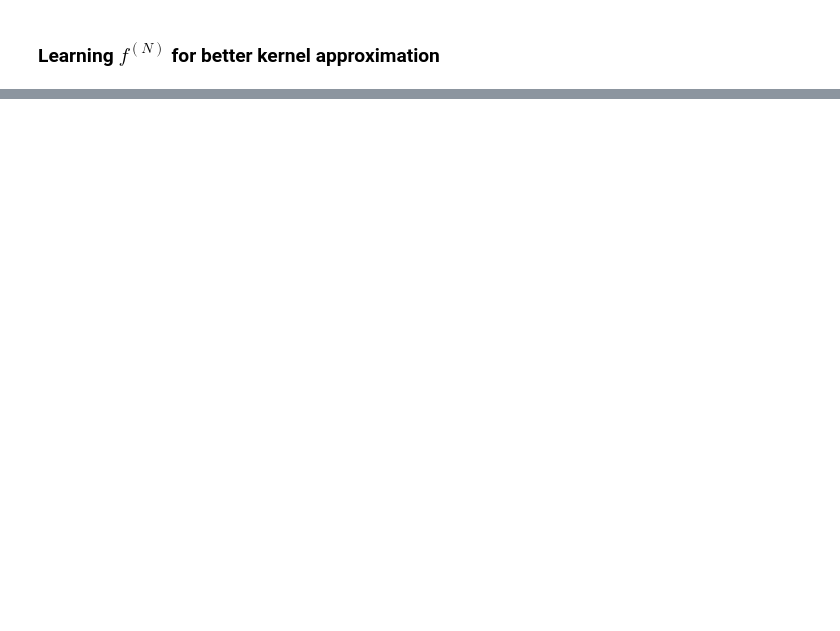
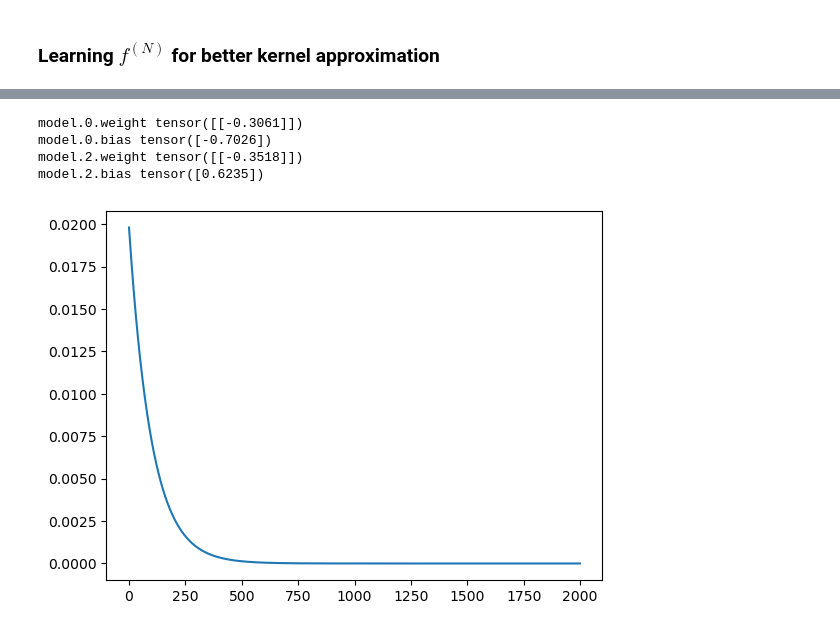
Before and after one commit to ANKer661/g-GRFs-reproduce, a Jupyter notebook: g-GRF.ipynb, the cells around one changed output, grey strips where cells are left out. Cells and saved outputs as stored; diff of their text form; code cells hidden in the pictures; blank space fills up the shorter version.

```diff
--- a/g-GRF.ipynb
+++ b/g-GRF.ipynb
@@ -373,3 +382,45 @@ class NeuralModulationFunction(nn.Module):
 
     def forward(self, x: torch.Tensor) -> torch.Tensor:
         return self.model(x)
+# %%
+phalt = 0.5
+sigma = 0.8
+n_walks = 16
+graph = adj_matrices[0]  # small ER, N=20, p=0.2
+
+neural_f = NeuralModulationFunction()
+optimizer = optim.Adam(neural_f.parameters(), lr=0.02)
+num_epochs = 2000
+scheduler = optim.lr_scheduler.StepLR(optimizer, step_size=1, gamma=0.99)
+# %%
+print("Preparing data...")
+U = get_U_matrix(graph)
+ground_truth, U = d_regularised_2(torch.tensor(U, dtype=torch.float32), sigma)
+adj_lists, _ = adj_matrix_to_lists(U)
+# # reuse the same random walk samples
+# all_walks_1 = simulate_walks_from_all(adj_lists, phalt, n_walks)
+# all_walks_2 = simulate_walks_from_all(adj_lists, phalt, n_walks)
+
+print("Start training...")
+lr = []
+neural_f.train()
+for epoch in tqdm(range(num_epochs)):
+    optimizer.zero_grad()
+    all_walks_1 = simulate_walks_from_all(adj_lists, phalt, n_walks)
+    all_walks_2 = simulate_walks_from_all(adj_lists, phalt, n_walks)
+    A = get_random_feature_t(
+        U, adj_lists, phalt, all_walks_1, f=neural_f
+    )
+    B = get_random_feature_t(
+        U, adj_lists, phalt, all_walks_2, f=neural_f
+    )
+    approx_mat = A @ B.T
+
+    loss = nn.functional.mse_loss(approx_mat, ground_truth)
+    loss.backward()
+    optimizer.step()
+    scheduler.step()
+    lr.append(scheduler.get_last_lr()[0])
+
+    if epoch % 100 == 0:
+        print(f"Epoch {epoch}, Loss: {loss.item():.4f}")
@@ -375,0 +463,13 @@ class NeuralModulationFunction(nn.Module):
+# %%
+for n, param in neural_f.named_parameters():
+    print(n, param.data)
+# %% [output]
+model.0.weight tensor([[-0.3061]])
+model.0.bias tensor([-0.7026])
+model.2.weight tensor([[-0.3518]])
+model.2.bias tensor([0.6235])
+# %%
+plt.plot(lr)
+plt.show()
+# %% [output]
+[figure, added]
```
Also changed, not shown: parts of 8 cells of this notebook, 1 other file.
